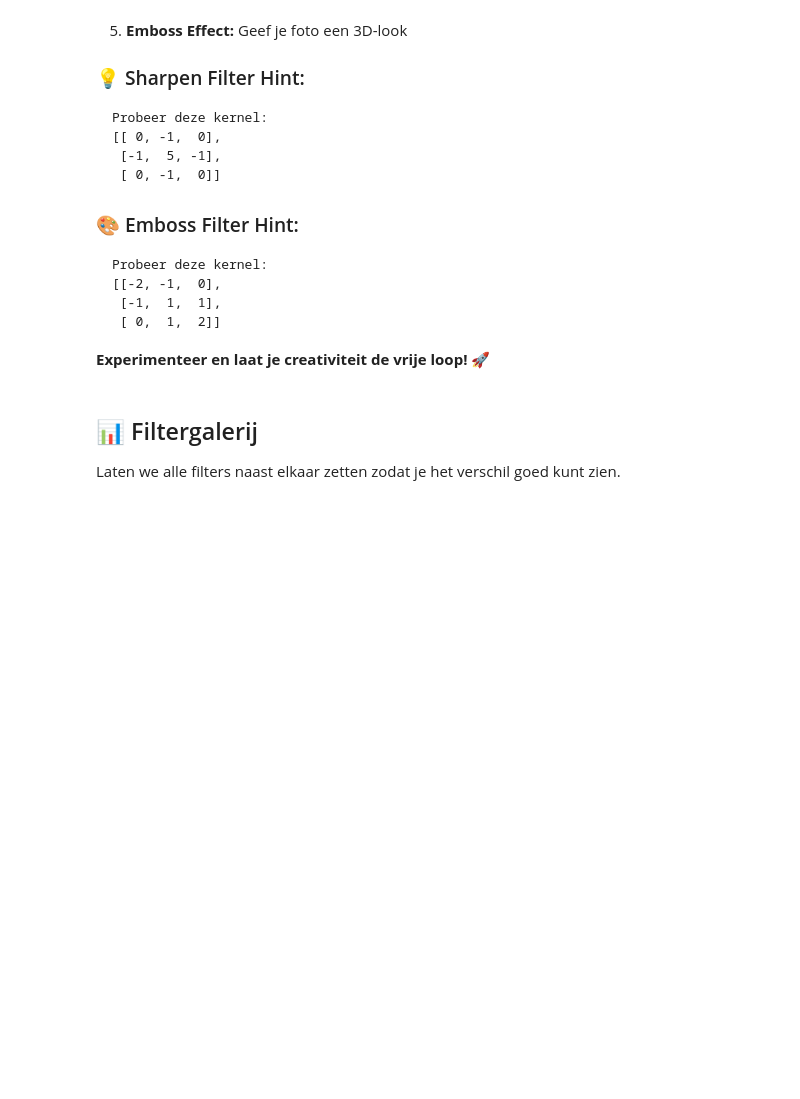
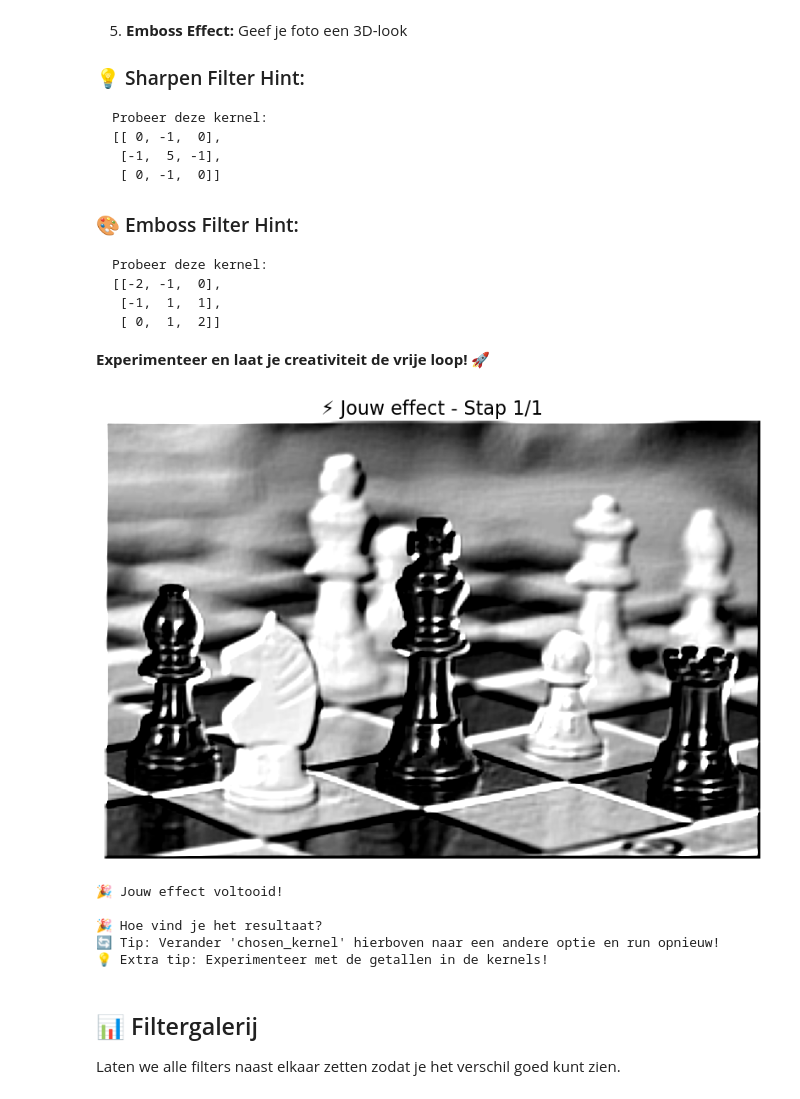
Before and after one commit to clarastegehuis/machine_learning_medical_data_workshop, a Jupyter notebook: workshop_convolutie_geen_ai.ipynb, the cells around one changed output. Drawn from its saved outputs; the diff is of its cells as text; code cells hidden in the pictures; blank space fills up the shorter version.

```diff
--- a/workshop_convolutie_geen_ai.ipynb
+++ b/workshop_convolutie_geen_ai.ipynb
@@ -665,34 +723,41 @@ print("   Verander de kernel hieronder en kijk wat voor effect je krijgt.")
 
 # JOUW EXPERIMENTEER-RUIMTE - Verander deze kernel!
 # Probeer verschillende combinaties van getallen:
 
 # Optie 1: Sharpen Filter (foto scherper maken)
 sharpen_kernel = np.array([[ 0, -1,  0],
                           [-1,  5, -1],
                           [ 0, -1,  0]])
 
 # Optie 2: Emboss Effect (3D look)
 emboss_kernel = np.array([[-2, -1,  0],
                          [-1,  1,  1],
                          [ 0,  1,  2]])
 
 # Optie 3: Maak je eigen kernel!
 custom_kernel = np.array([[0, 0, 0],
                          [0, 1, 0],    # Verander deze getallen!
                          [0, 0, 0]])
 
 # KIES WELKE KERNEL JE WILT TESTEN (verander de naam hieronder):
-chosen_kernel = emboss_kernel  # Verander dit naar jouw keuze!
+chosen_kernel = sharpen_kernel  # Verander dit naar jouw keuze!
 
 print(f"\n🔧 Jouw gekozen kernel:")
 show_kernel(chosen_kernel, "Jouw Custom Filter")
 
 print("\n🎬 Applying jouw custom filter...")
 result = apply_conv(img, chosen_kernel, iter=1, title_prefix="Jouw effect")
 
 print("\n🎉 Hoe vind je het resultaat?")
 print("🔄 Tip: Verander 'chosen_kernel' hierboven naar een andere optie en run opnieuw!")
 print("💡 Extra tip: Experimenteer met de getallen in de kernels!")
+# %% [output]
+[figure, added]
+🎉 Jouw effect voltooid!
+
+🎉 Hoe vind je het resultaat?
+🔄 Tip: Verander 'chosen_kernel' hierboven naar een andere optie en run opnieuw!
+💡 Extra tip: Experimenteer met de getallen in de kernels!
 # %% [markdown]
 ## 📊 Filtergalerij
 
```
Also changed, not shown: parts of 8 cells of this notebook.
